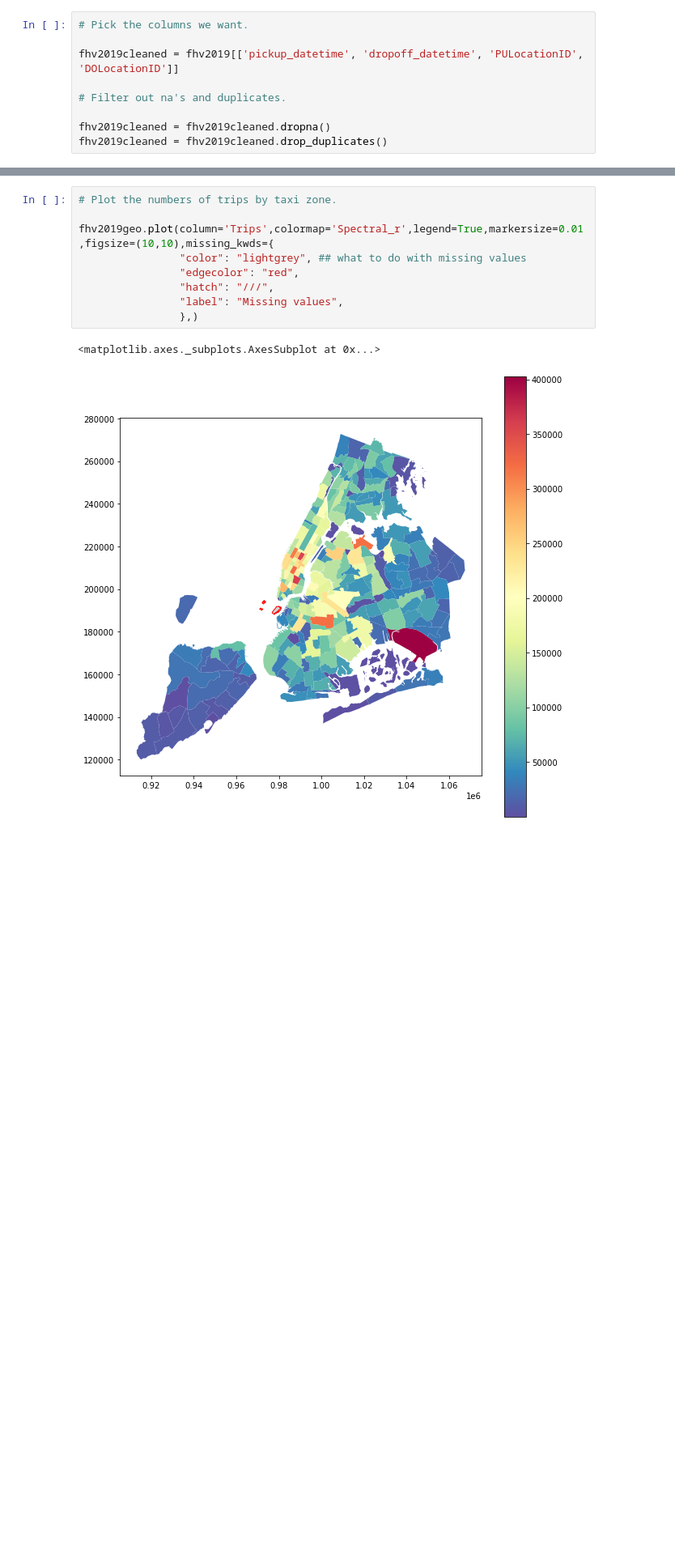
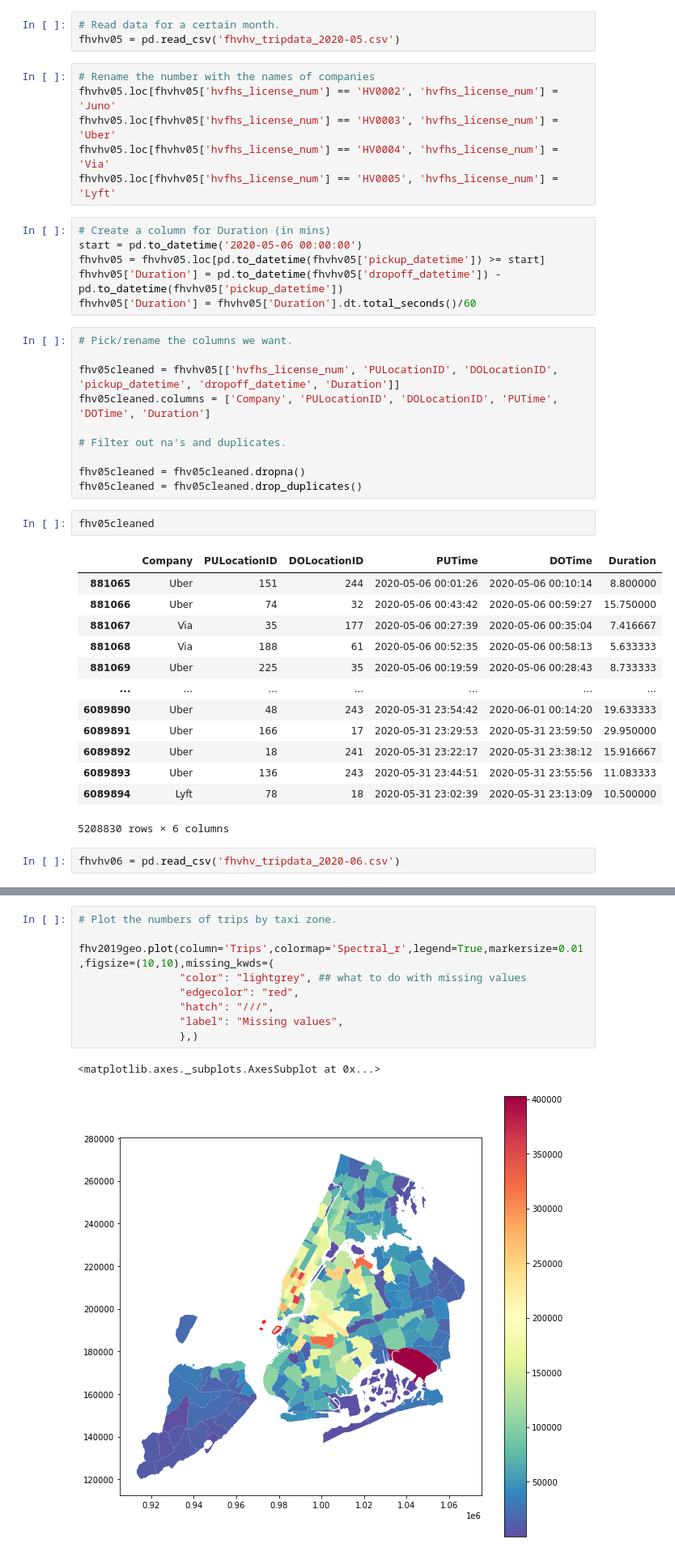
Before and after one commit to JeremyR327/EssentialWorkerRides_ML_Model, a Jupyter notebook: MLC_FHVdata.ipynb, the cells around one changed output, grey strips where cells are left out. Shown at 81% size. Drawn from its saved outputs; the diff is of its cells as text; blank space fills up the shorter version.

```diff
--- a/MLC_FHVdata.ipynb
+++ b/MLC_FHVdata.ipynb
@@ -66,9 +32,43 @@ fhv2019 = fhv2019.compute()
+# %%
+# Read data for a certain month.
+fhvhv05 = pd.read_csv('fhvhv_tripdata_2020-05.csv')
+# %%
+# Rename the number with the names of companies
+fhvhv05.loc[fhvhv05['hvfhs_license_num'] == 'HV0002', 'hvfhs_license_num'] = 'Juno'
+fhvhv05.loc[fhvhv05['hvfhs_license_num'] == 'HV0003', 'hvfhs_license_num'] = 'Uber'
+fhvhv05.loc[fhvhv05['hvfhs_license_num'] == 'HV0004', 'hvfhs_license_num'] = 'Via'
+fhvhv05.loc[fhvhv05['hvfhs_license_num'] == 'HV0005', 'hvfhs_license_num'] = 'Lyft'
+# %%
+# Create a column for Duration (in mins)
+start = pd.to_datetime('2020-05-06 00:00:00')
+fhvhv05 = fhvhv05.loc[pd.to_datetime(fhvhv05['pickup_datetime']) >= start]
+fhvhv05['Duration'] = pd.to_datetime(fhvhv05['dropoff_datetime']) - pd.to_datetime(fhvhv05['pickup_datetime'])
+fhvhv05['Duration'] = fhvhv05['Duration'].dt.total_seconds()/60
 # %%
-# Pick the columns we want.
+# Pick/rename the columns we want.
 
-fhv2019cleaned = fhv2019[['pickup_datetime', 'dropoff_datetime', 'PULocationID', 'DOLocationID']]
+fhv05cleaned = fhvhv05[['hvfhs_license_num', 'PULocationID', 'DOLocationID', 'pickup_datetime', 'dropoff_datetime', 'Duration']]
+fhv05cleaned.columns = ['Company', 'PULocationID', 'DOLocationID', 'PUTime', 'DOTime', 'Duration']
 
 # Filter out na's and duplicates.
 
-fhv2019cleaned = fhv2019cleaned.dropna()
-fhv2019cleaned = fhv2019cleaned.drop_duplicates()
+fhv05cleaned = fhv05cleaned.dropna()
+fhv05cleaned = fhv05cleaned.drop_duplicates()
+# %%
+fhv05cleaned
+# %% [output]
+|  | Company | PULocationID | DOLocationID | PUTime | DOTime | Duration |
+| 881065 | Uber | 151 | 244 | 2020-05-06 00:01:26 | 2020-05-06 00:10:14 | 8.800000 |
+| 881066 | Uber | 74 | 32 | 2020-05-06 00:43:42 | 2020-05-06 00:59:27 | 15.750000 |
+| 881067 | Via | 35 | 177 | 2020-05-06 00:27:39 | 2020-05-06 00:35:04 | 7.416667 |
+| 881068 | Via | 188 | 61 | 2020-05-06 00:52:35 | 2020-05-06 00:58:13 | 5.633333 |
+| 881069 | Uber | 225 | 35 | 2020-05-06 00:19:59 | 2020-05-06 00:28:43 | 8.733333 |
+| ... | ... | ... | ... | ... | ... | ... |
+| 6089890 | Uber | 48 | 243 | 2020-05-31 23:54:42 | 2020-06-01 00:14:20 | 19.633333 |
+| 6089891 | Uber | 166 | 17 | 2020-05-31 23:29:53 | 2020-05-31 23:59:50 | 29.950000 |
+| 6089892 | Uber | 18 | 241 | 2020-05-31 23:22:17 | 2020-05-31 23:38:12 | 15.916667 |
+| 6089893 | Uber | 136 | 243 | 2020-05-31 23:44:51 | 2020-05-31 23:55:56 | 11.083333 |
+| 6089894 | Lyft | 78 | 18 | 2020-05-31 23:02:39 | 2020-05-31 23:13:09 | 10.500000 |
+5208830 rows × 6 columns
+# %%
+fhvhv06 = pd.read_csv('fhvhv_tripdata_2020-06.csv')
```
Also changed, not shown: parts of 26 cells of this notebook.
